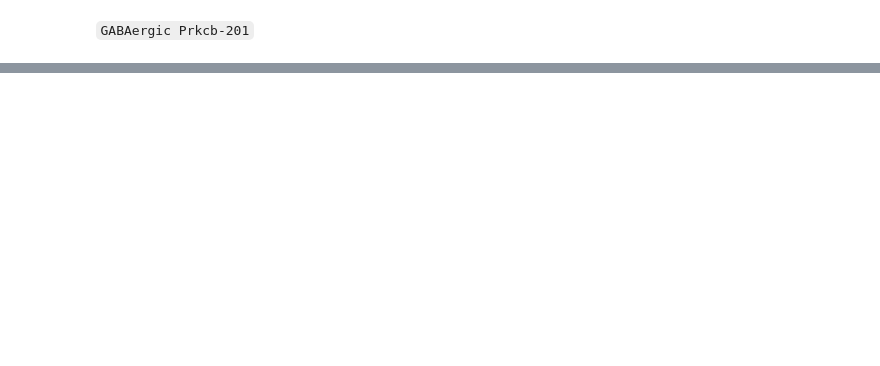
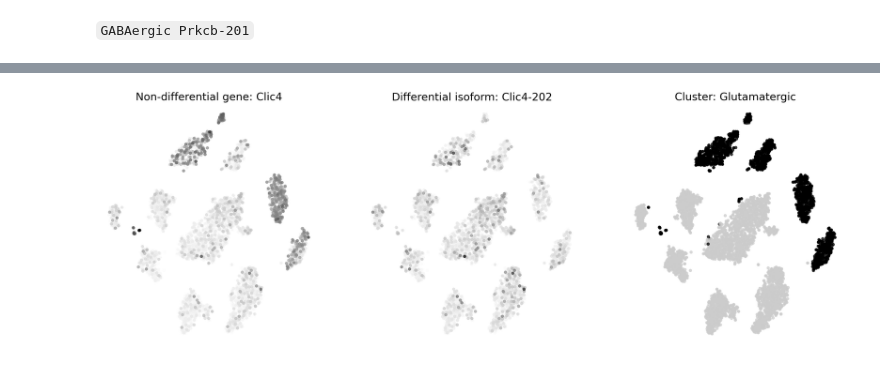
Before and after one commit to pachterlab/BYVSTZP_2020, a Jupyter notebook: analysis/notebooks/two_isoform_DE.ipynb, the cells around one changed output, grey strips where cells are left out. Saved outputs shown, nothing was run; the diff lists cells and outputs as text; code cells hidden in the pictures; blank space fills up the shorter version.

```diff
--- a/analysis/notebooks/two_isoform_DE.ipynb
+++ b/analysis/notebooks/two_isoform_DE.ipynb
@@ -344,39 +383,49 @@ fig, ax = plt.subplots(figsize=(30,10), ncols=3)
 
 x = gene.obsm["X_nca_tsne"][:,0]
 y = gene.obsm["X_nca_tsne"][:,1]
-c = np.asarray(gene[:, gene.var.gene_name==specific_gene].layers["log1p"]).reshape(-1)
+c = np.asarray(gene[:, gene.var.gene_name==specific_gene].layers["log1p"].todense()).reshape(-1)
+argsort=np.argsort(c)
+x = x[argsort]
+y = y[argsort]
+c = c[argsort]
 cmap="Greys"
 alpha = 0.75
-ax[0].set_title("Non-differential gene: {}".format(specific_gene))
+ax[0].set_title("Non-differential gene: {}".format(specific_gene.split("_")[0]))
 
 ax[0].scatter(x, y, c=c, cmap=cmap, alpha=alpha)
 ax[0].set_axis_off()
 
 
 x = gene.obsm["X_nca_tsne"][:,0]
 y = gene.obsm["X_nca_tsne"][:,1]
 c = np.asarray(isoform[:, isoform.var.transcript_name==specific_isoform].layers["log1p"].todense()).reshape(-1)
+argsort=np.argsort(c)
+x = x[argsort]
+y = y[argsort]
+c = c[argsort]
 cmap="Greys"
 alpha = 0.75
-ax[1].set_title("Differential isoform: {}".format(specific_isoform))
+ax[1].set_title("Differential isoform: {}".format(specific_isoform.split("_")[0]))
 
 ax[1].scatter(x, y, c=c, cmap=cmap, alpha=alpha)
 ax[1].set_axis_off()
 
 x = gene.obsm["X_nca_tsne"][:,0]
 y = gene.obsm["X_nca_tsne"][:,1]
 c = gene.obs["subclass_label"]==specific_cluster
-c = gene.obs["subclass_label"].astype(str).map(cluster_cmap).tolist()
+#c = gene.obs["subclass_label"].astype(str).map(cluster_cmap).tolist()
 indices = np.where(gene.obs["class_label"]!=specific_cluster)[0]
 replacements=[complement_color]*len(indices)
 for (index, replacement) in zip(indices, replacements):
     c[index] = replacement
 alpha=0.75
 cmap="nipy_spectral_r"
 
 ax[2].scatter(x, y, c=c, cmap=cmap, alpha=alpha)
 ax[2].set_axis_off()
 ax[2].set_title("Cluster: {}".format(specific_cluster))
 #plt.savefig("./level_2_fig/hidden_gene_nca_{}.png".format(specific_gene), bbox_inches='tight',dpi=300)
 plt.show()
+# %% [output]
+[figure, added]
 # %%
```
Also changed, not shown: parts of 16 cells of this notebook.
